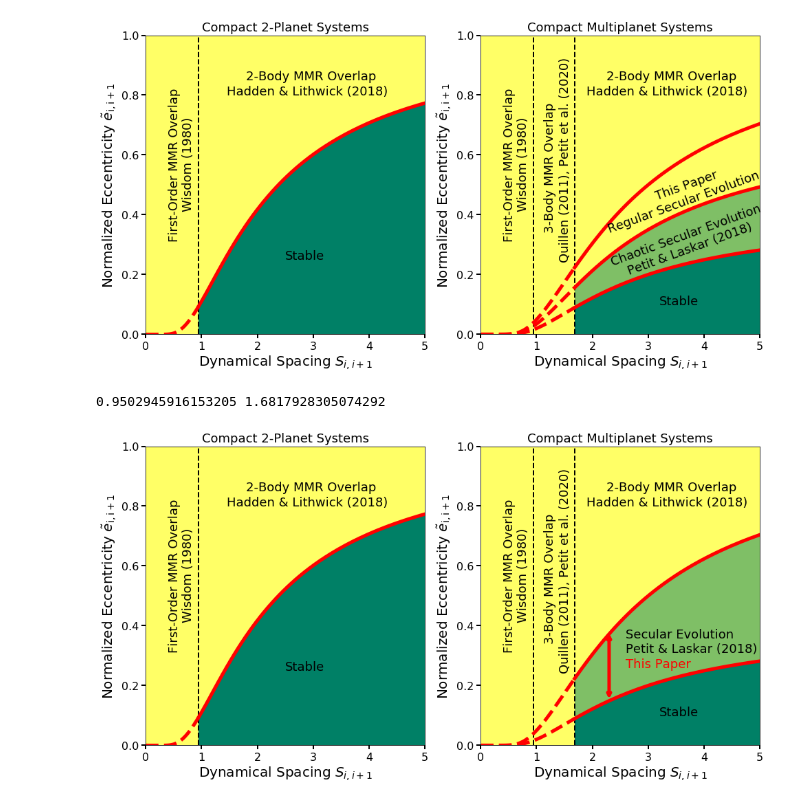
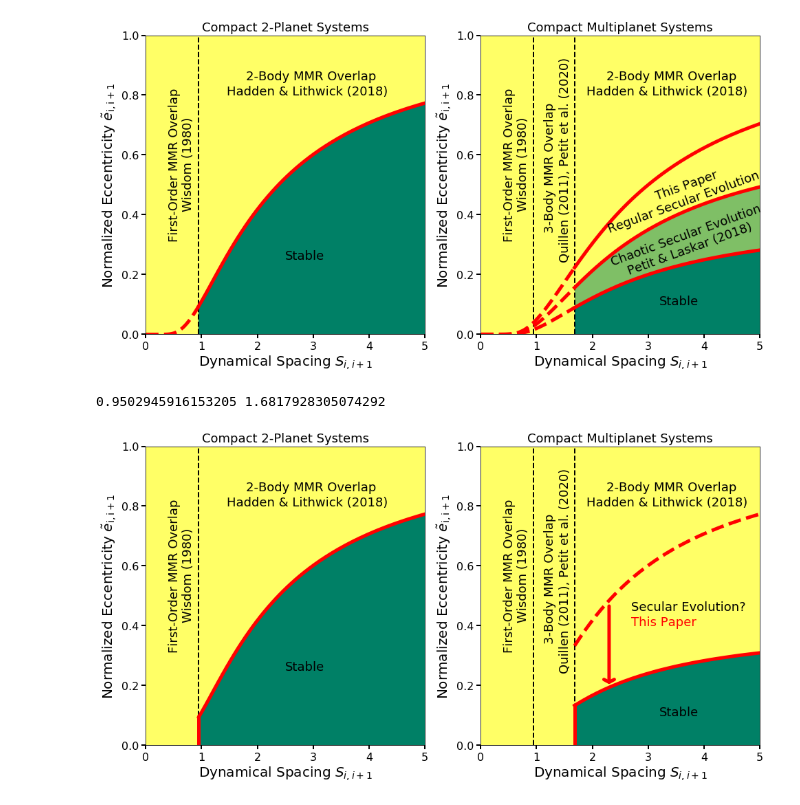
Before and after one commit to dtamayo/chaospaper, a Jupyter notebook: Schematic.ipynb, the cells around one changed output. Cells and saved outputs as stored; diff of their text form; code cells hidden in the pictures.

```diff
--- a/Schematic.ipynb
+++ b/Schematic.ipynb
@@ -123,9 +123,7 @@ ax.fill_between(deltas, 0, 1, facecolor=cmap(1000), alpha=1)#, transform=trans)
 ax.fill_between(deltas, 0, ecrit, facecolor=cmap(0), alpha=1)#, transform=trans)
 ax.fill_between(deltaslow, 0, 1, facecolor=cmap(1000), alpha=1)#, transform=trans)
 
-
-
-ax.plot(deltaslow, ecritlow, 'r--', lw=5)
+ax.plot([deltashigh[0], deltashigh[0]], [0, ecrithigh[0]], 'r', lw=5)
 ax.plot(deltashigh, ecrithigh, 'r', lw=5)
 
 ax.text(0.4, 0.32, 'First-Order MMR Overlap', rotation=90, fontsize=18)
@@ -136,59 +134,62 @@ ax.text(1.45, 0.8, 'Hadden & Lithwick (2018)', fontsize=18)
 ax.text(2.5, 0.25, 'Stable', fontsize=18)
 ax.set_title('Compact 2-Planet Systems', fontsize=18)
 
-ecrit = np.exp(-3*(deltas)**(-4/3))
+#ecrit = np.exp(-2.2*(deltas)**(-4/3))
+
 ax = axarr[1]
 ax.axvline(deltaWisdom, color='black', lw=2, linestyle='--', alpha=1)
 ax.axvline(deltaPetit, color='black', lw=2, linestyle='--', alpha=1)
 
-
 deltaslow = np.linspace(0, deltaPetit, 100)
 deltashigh = np.linspace(deltaPetit, deltamax, 100)
-ecritlow = np.exp(-3*(deltaslow)**(-4/3))
-ecrithigh = np.exp(-3*(deltashigh)**(-4/3))
+ecritlow = np.exp(-2.2*(deltaslow)**(-4/3))
+ecrithigh = np.exp(-2.2*(deltashigh)**(-4/3))
 
 ax.fill_between(deltas, 0, 1, facecolor=cmap(1000), alpha=1)#, transform=trans)
 ax.fill_between(deltas, 0, 0.4*ecrit, facecolor=cmap(0), alpha=1)#, transform=trans)
-ax.fill_between(deltas, 0.4*ecrit, ecrit, facecolor=cmap(0), alpha=0.5)#, transform=trans)
+#ax.fill_between(deltas, 0.4*ecrit, ecrit, facecolor=cmap(0), alpha=0.5)#, transform=trans)
 ax.fill_between(deltaslow, 0, 1, facecolor=cmap(1000), alpha=1)#, transform=trans)
 
 
 #ax.fill_between(deltas, ecrit, 1, facecolor=cmap(1000), alpha=1)#, transform=trans)
 #ax.fill_between([0, deltaPetit], 0, 1, facecolor=cmap(1000), alpha=1)#, transform=trans)
 
 
-ax.plot(deltaslow, ecritlow, 'r--', lw=5)
-ax.plot(deltashigh, ecrithigh, 'r', lw=5)
+#ax.plot(deltaslow, ecritlow, 'r--', lw=5)
+ax.plot(deltashigh, ecrithigh, 'r--', lw=5)
 #ax.plot(deltaslow, 0.7*ecritlow, 'r--', lw=5)
 #ax.plot(deltashigh, 0.7*ecrithigh, 'r', lw=5)
-ax.plot(deltaslow, 0.4*ecritlow, 'r--', lw=5)
+#ax.plot(deltaslow, 0.4*ecritlow, 'r--', lw=5)
 ax.plot(deltashigh, 0.4*ecrithigh, 'r', lw=5)
+ax.plot([deltashigh[0], deltashigh[0]], [0, 0.4*ecrithigh[0]], 'r', lw=5)
+
 
 ax.text(0.4, 0.32, 'First-Order MMR Overlap', rotation=90, fontsize=18)
 ax.text(0.65, 0.42, 'Wisdom (1980)', rotation=90, fontsize=18)
 ax.text(1.13, 0.35, '3-Body MMR Overlap', rotation=90, fontsize=18)
 ax.text(1.4, 0.25, 'Quillen (2011), Petit et al. (2020)', rotation=90, fontsize=18)
 
-ax.text(2.6, 0.36, 'Secular Evolution', fontsize=18)
-#ax.text(3.1, 0.45, 'This Paper', rotation=20, fontsize=18)
+ax.text(2.7, 0.45, 'Secular Evolution?', fontsize=18)
+ax.text(2.7, 0.4, 'This Paper', color='red', fontsize=18)
+#ax.text(2.7, 0.45, 'Laskar & Petit(2017)', fontsize=18)
+#ax.text(2.7, 0.4, 'Petit & Laskar(2017)', fontsize=18)
+#ax.text(1.8, 0.32, 'Higher Order 3-body MMRs?', fontsize=18)
 
 #ax.text(2.3, 0.23, 'Chaotic Secular Evolution', rotation=20, fontsize=18)
-ax.text(2.6, 0.31, 'Petit & Laskar (2018)', fontsize=18)
-ax.text(2.6, 0.26, 'This Paper', color='red', fontsize=18)
-ax.annotate(s='', xy=(2.3,0.38), xytext=(2.3,0.15), arrowprops=dict(arrowstyle='<->', linewidth='5', color='r'))
+ax.annotate(s='', xy=(2.3,0.47), xytext=(2.3,0.2), arrowprops=dict(arrowstyle='<-, head_width=0.75', linewidth='5', color='r'))
 
 ax.text(2.25, 0.85, '2-Body MMR Overlap', fontsize=18)
 ax.text(1.9, 0.8, 'Hadden & Lithwick (2018)', fontsize=18)
 ax.text(3.2, 0.1, 'Stable', fontsize=18)
 
 ax.set_title('Compact Multiplanet Systems', fontsize=18)
 for ax in axarr:
     ax.set_xlim([0,deltamax])
     ax.set_ylim([0,1])
     ax.set_xlabel(r'Dynamical Spacing $S_{i,i+1}$')
     ax.set_ylabel(r'Normalized Eccentricity $\tilde{e}_{\rm{i,i+1}}}$')
 
 fig.savefig('schematic.pdf')
 # %% [output]
 0.9502945916153205 1.6817928305074292
-[figure, old version]
+[figure, new version]
```
Also changed, not shown: 32 other files.
